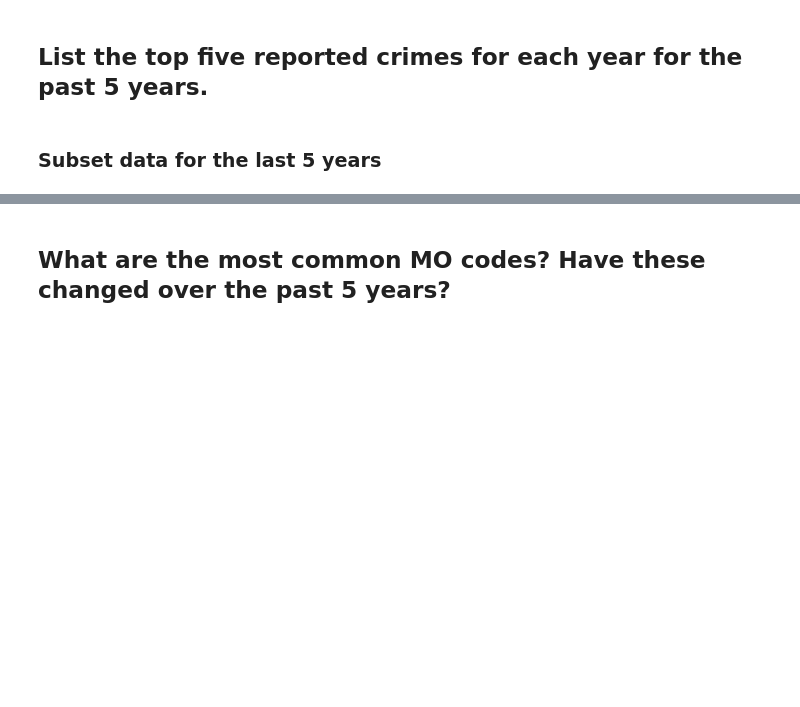
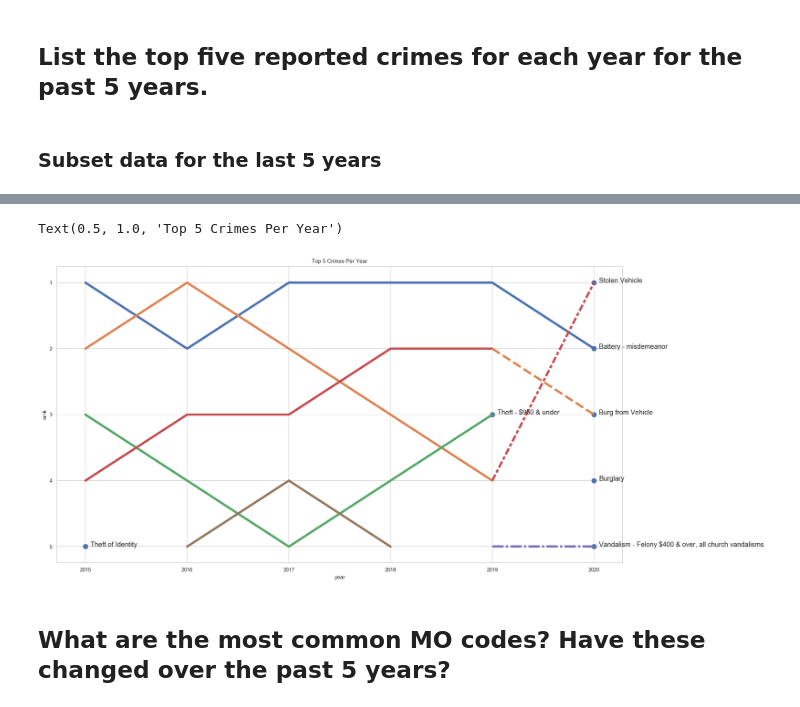
Before and after one commit to veeps/LA_innovation_team, a Jupyter notebook: code/002_EDA.ipynb, the cells around one changed output, grey strips where cells are left out. Cells and saved outputs as stored; diff of their text form; code cells hidden in the pictures; blank space fills up the shorter version.

Commit message:
Annotated plot line

```diff
--- a/code/002_EDA.ipynb
+++ b/code/002_EDA.ipynb
@@ -22,6 +22,8 @@ import matplotlib.pyplot as plt
 
 pd.set_option('display.max_colwidth', -1)
 pd.set_option('display.max_columns', 500)
+%config InlineBackend.figure_format = 'retina'
+sns.set(style="whitegrid")
 # %%
 # load project config
 terminal_call = ! git rev-parse --show-toplevel
@@ -105,6 +106,37 @@ top_crimes
 | 670 | 2020 | 330 | 6893 | Burg from Vehicle |
 | 671 | 2020 | 310 | 6695 | Burglary |
 | 672 | 2020 | 740 | 6368 | Vandalism - Felony $400 & over, a... |
+# %%
+# create a rank column
+top_crimes["rank"] = top_crimes.groupby('year')["count"].rank(ascending=False)
+# %%
+last_points = pd.DataFrame(top_crimes.groupby("crm_cd").tail(1)).reset_index()
+# %%
+plt.figure(figsize=(16, 9))
+
+paper_rc = {'lines.linewidth': 4, 'lines.markersize': 10}
+sns.set_context("paper", rc = paper_rc)
+
+
+ax = sns.lineplot(x="year", y="rank", hue="crm_name",markers = False,
+                  data=top_crimes[top_crimes["year"]<=2019], legend = False)
+ax = sns.lineplot(x="year", y="rank", hue="crm_name", style="crm_name",markers = False,
+                  data=top_crimes[top_crimes["year"]>=2019], legend = False, dashes = True)
+
+ax = sns.scatterplot(x="year", y="rank", data=last_points,
+                     legend=False)
+
+
+for i in range(0,last_points.shape[0]):
+    ax.text(last_points["year"][i]+0.05, last_points["rank"][i],
+           last_points["crm_name"][i], horizontalalignment='left', size =12)
+
+plt.ylim(reversed(plt.ylim()))
+plt.yticks([5,4,3,2,1]);
+plt.title("Top 5 Crimes Per Year")
+# %% [output]
+Text(0.5, 1.0, 'Top 5 Crimes Per Year')
+[figure, added]
 # %% [markdown]
 ## What are the most common MO codes? Have these changed over the past 5 years?
 # %% [markdown]
```
Also changed, not shown: parts of 4 cells of this notebook.
